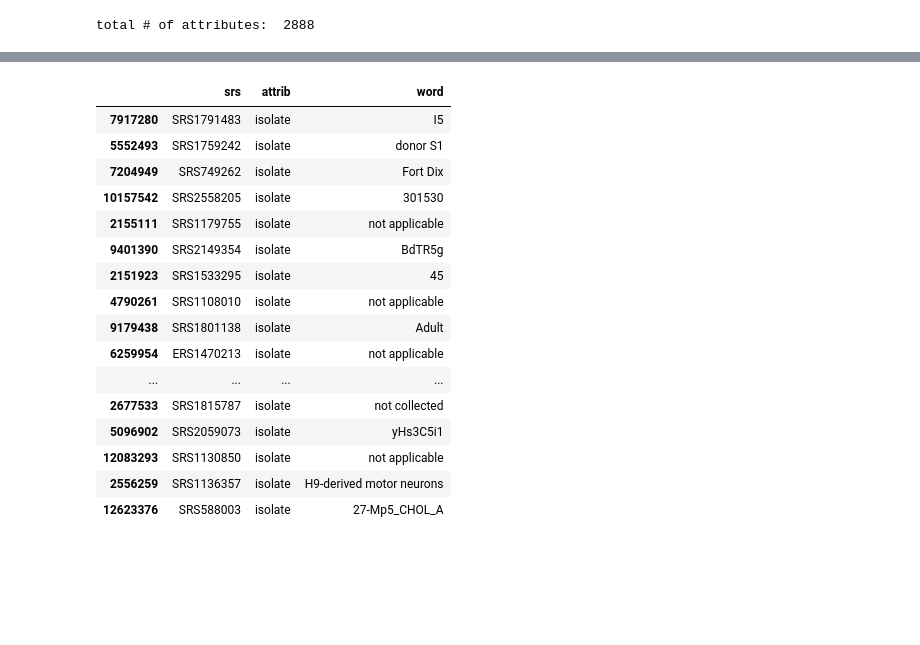
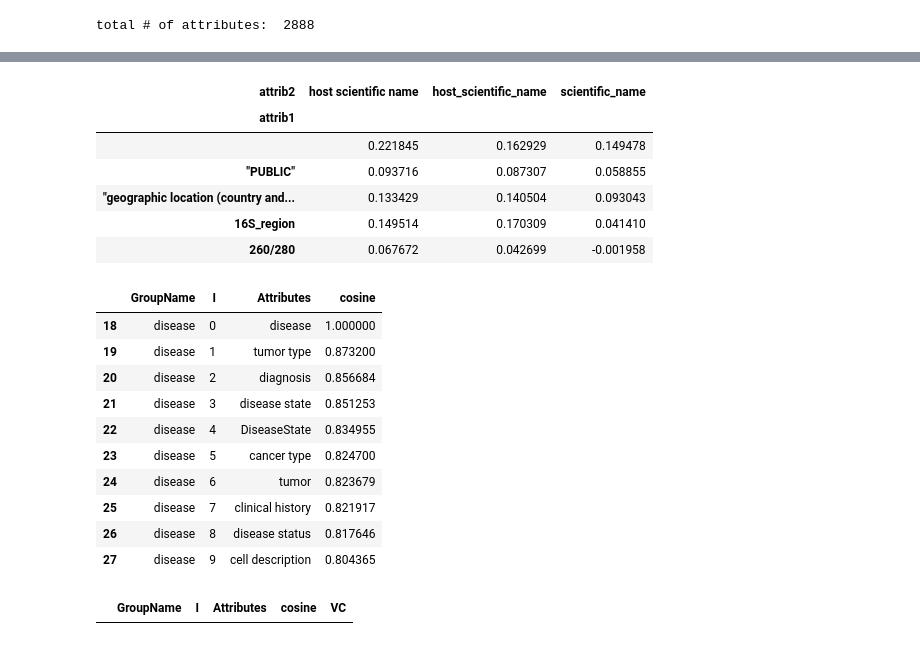
Before and after one commit to brianyiktaktsui/DEEP_NLP, a Jupyter notebook: mergeEntities.ipynb, the cells around one changed output, grey strips where cells are left out. Saved outputs shown, nothing was run; the diff lists cells and outputs as text; code cells hidden in the pictures; blank space fills up the shorter version.

```diff
--- a/mergeEntities.ipynb
+++ b/mergeEntities.ipynb
@@ -134,23 +107,39 @@ tmpS[tmpS>0.7].to_frame()
+# %%
+corrDf.loc[:,corrDf.columns.str.contains('scientific')].head()
+# %% [output]
+| attrib2 | host scientific name | host_scientific_name | scientific_name |
+| attrib1 |  |  |  |
+|  | 0.221845 | 0.162929 | 0.149478 |
+| "PUBLIC" | 0.093716 | 0.087307 | 0.058855 |
+| "geographic location (country and... | 0.133429 | 0.140504 | 0.093043 |
+| 16S_region | 0.149514 | 0.170309 | 0.041410 |
+| 260/280 | 0.067672 | 0.042699 | -0.001958 |
+# %%
+#recurr_attribs=attribVC.index[attribVC>100]
+#organism','geo_loc_name','sex','tissue','genotype','disease'
+cosine_threshold=0.8
+#cell/tissue: cell type,  tissue, cell line
+#,'tissue type'
+#,'age'
+
+['SCIENTIFIC_NAME','genotype','disease','cell type','geo_loc_name','treatment']
+groupSeedToNewGroupName=pd.Series({'SCIENTIFIC_NAME':'Species',
+                                  'genotype':'Genotype',
+                                  'disease':'Disease state',
+                                  'cell type':'Cell type/tissue',
+                                  'geo_loc_name':'Geographical Location',
+                                  'treatment':'Treatment and conditions'})
+selectedSeedAttribs=groupSeedToNewGroupName.index
+myDfL=[]
+for myAttrib in selectedSeedAttribs:
+    tmpS=corrDf[myAttrib].sort_values(ascending=False)#.loc['source name']#.dropna().sort_values(ascending=False)
+    tmpDf=tmpS[tmpS>=cosine_threshold].to_frame().reset_index()
+    tmpDf.columns=['Attributes','cosine']
+    myDfL.append(tmpDf)
+    #print(tmpDf[myAttrib])
 # %%
 #geo_loc_name
-attribTest='isolate'
-['geo_loc_name','collection_date','sequencing method','disease','age','chip antibody']
-inProcessDf[inProcessDf.attrib==attribTest].head(n=30)#collection_date
+#attribTest='sample_name'
+
+
+#inProcessDf[inProcessDf.attrib==attribTest].head(n=30)#collection_date
-# %% [output]
-|  | srs | attrib | word |
-| 7917280 | SRS1791483 | isolate | I5 |
-| 5552493 | SRS1759242 | isolate | donor S1 |
-| 7204949 | SRS749262 | isolate | Fort Dix |
-| 10157542 | SRS2558205 | isolate | 301530 |
-| 2155111 | SRS1179755 | isolate | not applicable |
-| 9401390 | SRS2149354 | isolate | BdTR5g |
-| 2151923 | SRS1533295 | isolate | 45 |
-| 4790261 | SRS1108010 | isolate | not applicable |
-| 9179438 | SRS1801138 | isolate | Adult |
-| 6259954 | ERS1470213 | isolate | not applicable |
-| ... | ... | ... | ... |
-| 2677533 | SRS1815787 | isolate | not collected |
-| 5096902 | SRS2059073 | isolate | yHs3C5i1 |
-| 12083293 | SRS1130850 | isolate | not applicable |
-| 2556259 | SRS1136357 | isolate | H9-derived motor neurons |
-| 12623376 | SRS588003 | isolate | 27-Mp5_CHOL_A |
@@ -156,0 +154,14 @@ inProcessDf[inProcessDf.attrib==attribTest].head(n=30)#collection_date
+# %%
+mergedDf_reset[mergedDf_reset.GroupName=='disease']
+# %% [output]
+|  | GroupName | I | Attributes | cosine |
+| 18 | disease | 0 | disease | 1.000000 |
+| 19 | disease | 1 | tumor type | 0.873200 |
+| 20 | disease | 2 | diagnosis | 0.856684 |
+| 21 | disease | 3 | disease state | 0.851253 |
+| 22 | disease | 4 | DiseaseState | 0.834955 |
+| 23 | disease | 5 | cancer type | 0.824700 |
+| 24 | disease | 6 | tumor | 0.823679 |
+| 25 | disease | 7 | clinical history | 0.821917 |
+| 26 | disease | 8 | disease status | 0.817646 |
+| 27 | disease | 9 | cell description | 0.804365 |
@@ -156,0 +172,4 @@ inProcessDf[inProcessDf.attrib==attribTest].head(n=30)#collection_date
+# %%
+mergedDf_reset[mergedDf_reset.GroupName	=='compound']
+# %% [output]
+|  | GroupName | I | Attributes | cosine | VC |
```
Also changed, not shown: parts of 29 cells of this notebook.
